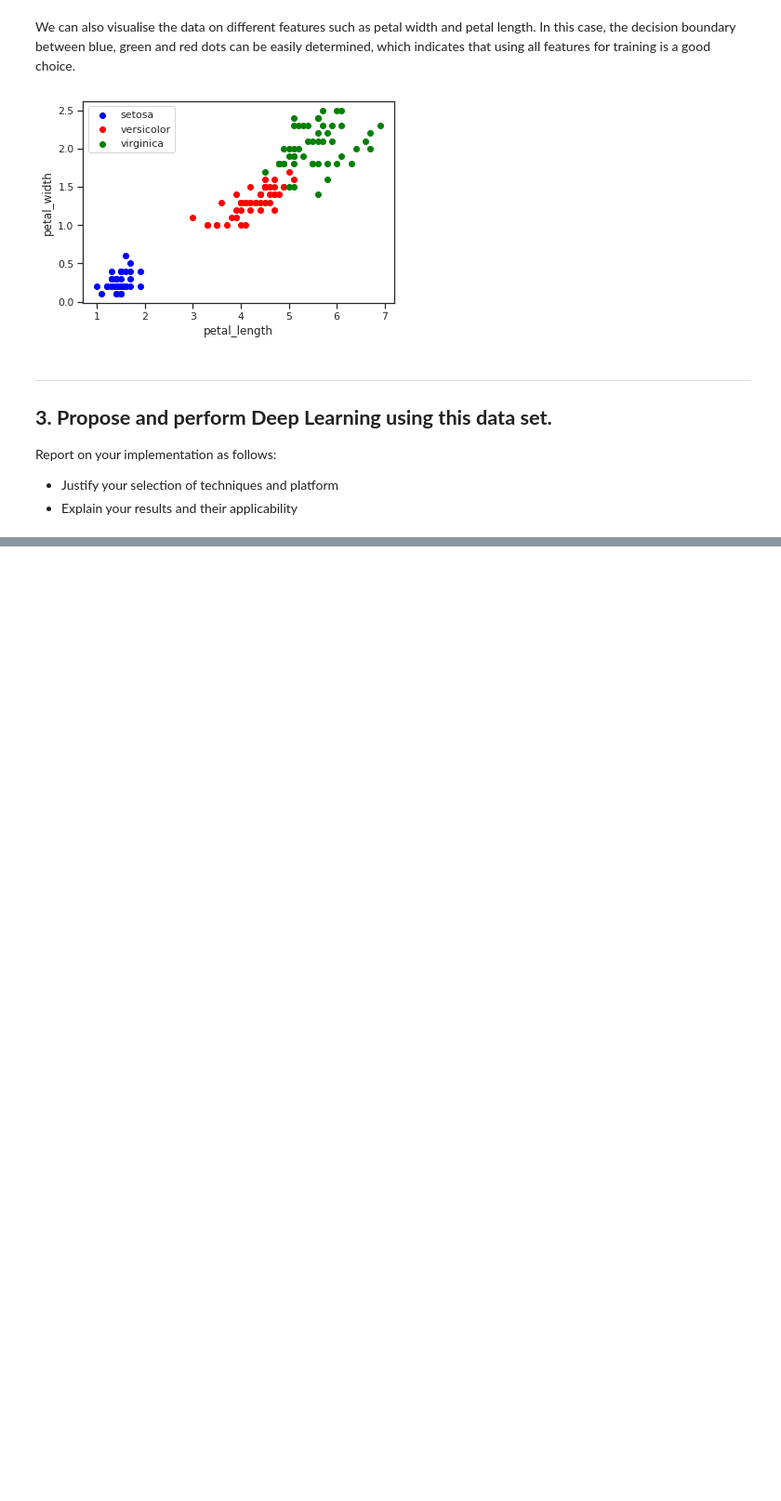
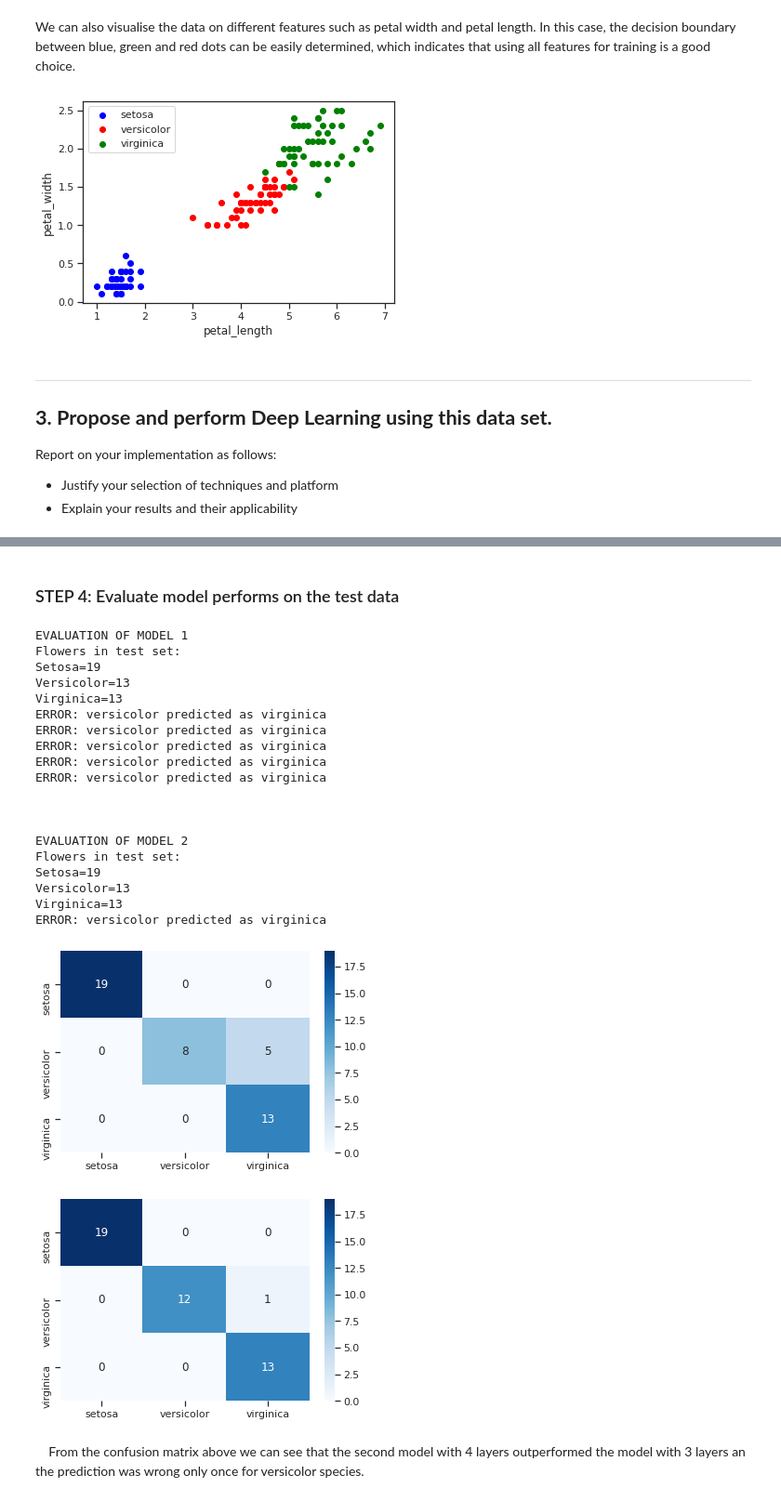
Before and after one commit to DSNortsev/CSE-694-Case-Studies-in-Deep-Learning, a Jupyter notebook: HW2/HW2.ipynb, the cells around one changed output, grey strips where cells are left out. Shown: that part at 93% size. Saved outputs shown, nothing was run; the diff lists cells and outputs as text; code cells hidden in the pictures; blank space fills up the shorter version.

```diff
--- a/HW2/HW2.ipynb
+++ b/HW2/HW2.ipynb
@@ -315,0 +214,6 @@ px.line(iris,x='species',y='petal_width')
+# %%
+# Split data in train and test with percentage proportion 70%/30%
+X_train,X_test,y_train,y_test = train_test_split(X, Y, test_size=0.30,random_state=seed)
+
+print(f'X_train: {X_train.shape}, y_train: {y_train.shape}')
+print(f'X_test : {X_test.shape}, y_test : {y_test.shape}')
@@ -315,0 +358,13 @@ px.line(iris,x='species',y='petal_width')
+# %%
+md2 = model_with_4_layers()
+md2.fit(X_train,
+       y_train,
+       epochs=200,
+       shuffle=True, # shuffle data randomly.
+       verbose=0 # this will tell keras to print more detailed info
+       )
+
+# Validate the model with test dateset
+test_error_rate = md2.evaluate(X_test, y_test, verbose=0)
+print(f'{md2.metrics_names[1]}: {test_error_rate[1]*100:.2f}')
+print(f'{md2.metrics_names[0]}: {test_error_rate[0]*100:.2f}')
@@ -315,0 +375,56 @@ px.line(iris,x='species',y='petal_width')
+# %% [markdown]
+### STEP 4: Evaluate model performs on the test data
+# %%
+from sklearn.metrics import confusion_matrix
+
+
+def evaluate_performace(actual, expected):
+    """
+    Function accepts two lists with actual and expected lables
+    """
+    flowers = {0:'setosa',
+               1:'versicolor',
+               2:'virginica'}
+    print(f'Flowers in test set: \nSetosa={y_test["setosa"].sum()}\
+          \nVersicolor={y_test["versicolor"].sum()}\
+          \nVirginica={y_test["virginica"].sum()}')
+
+    for act,exp in zip(actual, expected):
+        if act != exp:
+            print(f'ERROR: {flowers[exp]} predicted as {flowers[act]}')
+
+
+for i,model in enumerate((md1, md2), 1):
+  print(f'\nEVALUATION OF MODEL {i}')
+  predicted_targets = model.predict_classes(X_test)
+  true_targets = encoder.inverse_transform(y_test.values)
+  evaluate_performace(predicted_targets, true_targets)
+   # Calculate the confusion matrix using sklearn.metrics
+  fig, ax =plt.subplots(1,1)
+  conf_matrix = confusion_matrix(true_targets, predicted_targets)
+  sns.heatmap(conf_matrix, annot=True, cmap='Blues', xticklabels=target_names,yticklabels=target_names)
+  print('\n')
+# %% [output]
+EVALUATION OF MODEL 1
+Flowers in test set:
+Setosa=19
+Versicolor=13
+Virginica=13
+ERROR: versicolor predicted as virginica
+ERROR: versicolor predicted as virginica
+ERROR: versicolor predicted as virginica
+ERROR: versicolor predicted as virginica
+ERROR: versicolor predicted as virginica
+
+
+
+EVALUATION OF MODEL 2
+Flowers in test set:
+Setosa=19
+Versicolor=13
+Virginica=13
+ERROR: versicolor predicted as virginica
+[figure, added]
+[figure, added]
+# %% [markdown]
+&nbsp;&nbsp;&nbsp;&nbsp;From the confusion matrix above we can see that the second model with 4 layers outperformed the model with 3 layers an the prediction was wrong only once for versicolor species.
```
Also changed, not shown: parts of 34 cells of this notebook.
